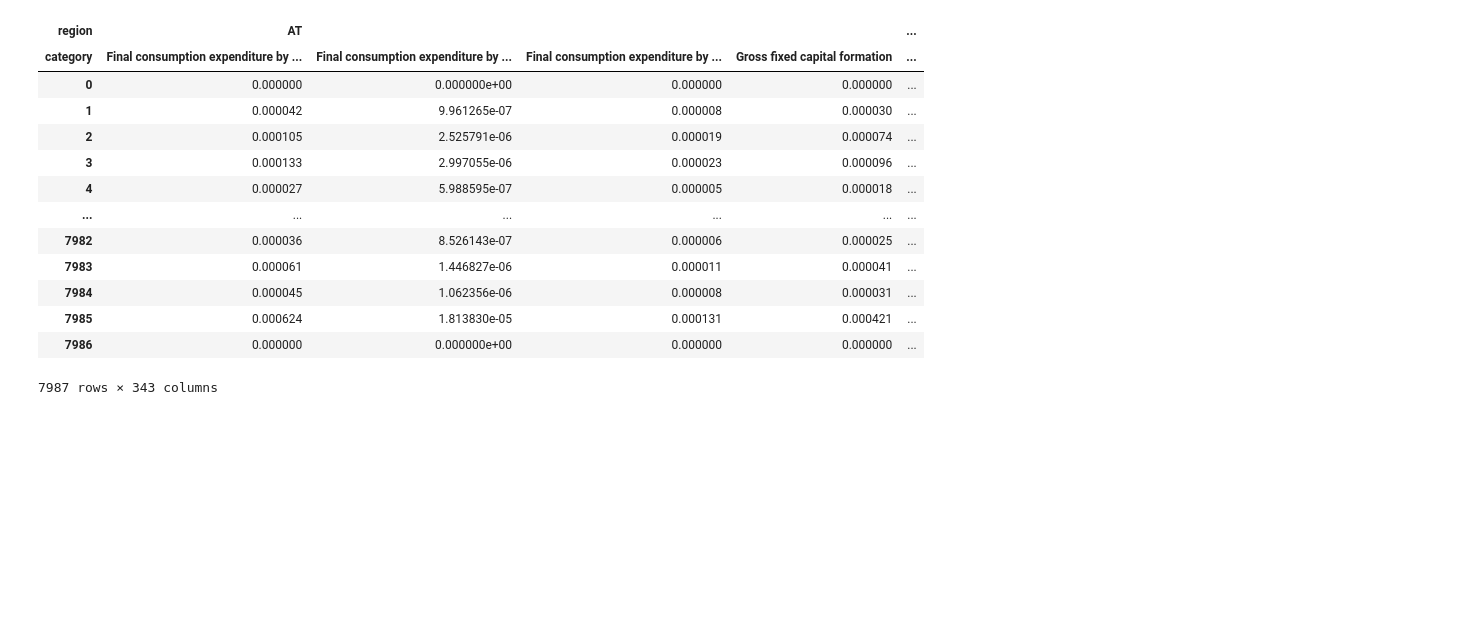
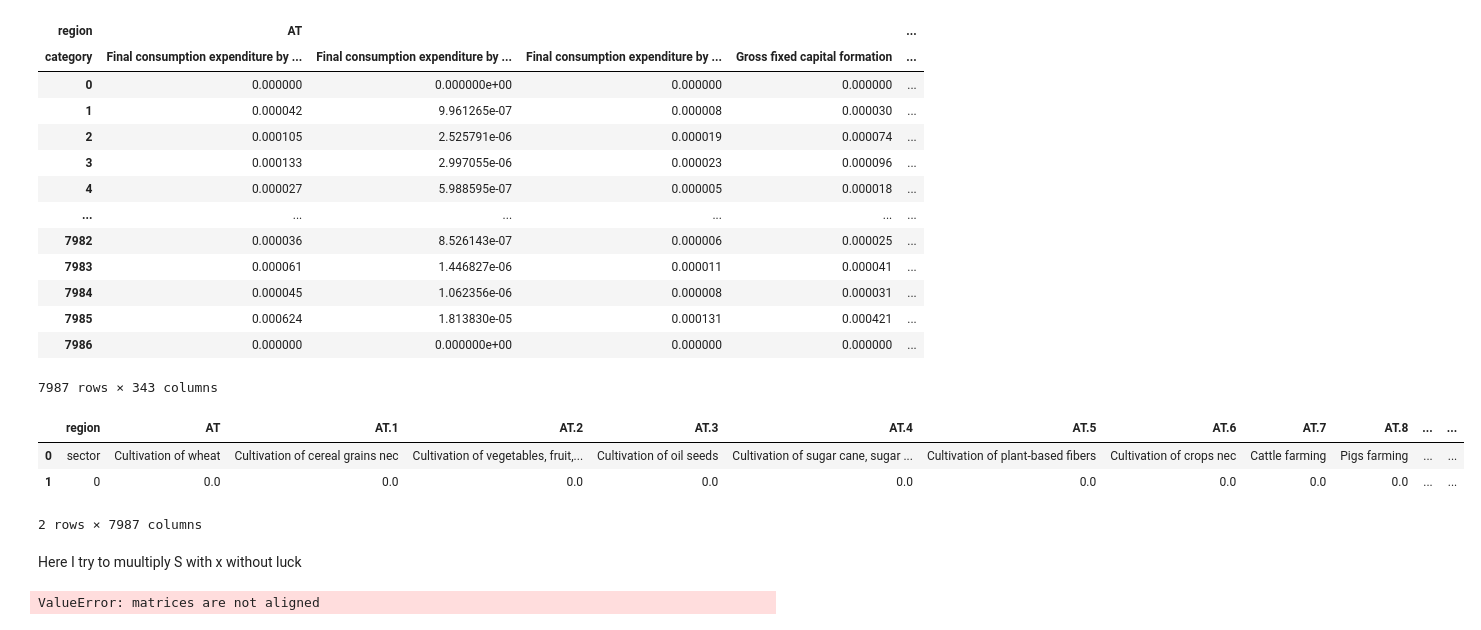
Before and after one commit to MathiasAlten/Input-Output, a Jupyter notebook: code/X_star.ipynb, the cells around one changed output. Cells and saved outputs as stored; diff of their text form; code cells hidden in the pictures; blank space fills up the shorter version.

```diff
--- a/code/X_star.ipynb
+++ b/code/X_star.ipynb
@@ -274,3 +274,22 @@ x_star_df.to_csv('Input-Output/Calculated data/x_star.csv', sep='\t')
 | 7985 | 0.000624 | 1.813830e-05 | 0.000131 | 0.000421 | ... |
 | 7986 | 0.000000 | 0.000000e+00 | 0.000000 | 0.000000 | ... |
 7987 rows × 343 columns
+# %%
+# Importing the CSV files
+S = pd.read_csv("Input-Output/Calculated data/F_sanctioned.csv")
+
+
+display(S.head())
+# %% [output]
+|  | region | AT | AT.1 | AT.2 | AT.3 | AT.4 | AT.5 | AT.6 | AT.7 | AT.8 | ... | ... |
+| 0 | sector | Cultivation of wheat | Cultivation of cereal grains nec | Cultivation of vegetables, fruit,... | Cultivation of oil seeds | Cultivation of sugar cane, sugar ... | Cultivation of plant-based fibers | Cultivation of crops nec | Cattle farming | Pigs farming | ... | ... |
+| 1 | 0 | 0.0 | 0.0 | 0.0 | 0.0 | 0.0 | 0.0 | 0.0 | 0.0 | 0.0 | ... | ... |
+2 rows × 7987 columns
+# %% [markdown]
+Here I try to muultiply S with x without luck
+# %%
+GDP = S.iloc[1:] * x_star.iloc[1:]
+
+display(GDP.head())
+# %% [output]
+ValueError: matrices are not aligned
```
Also changed, not shown: parts of 1 cell of this notebook, 1 other file.
